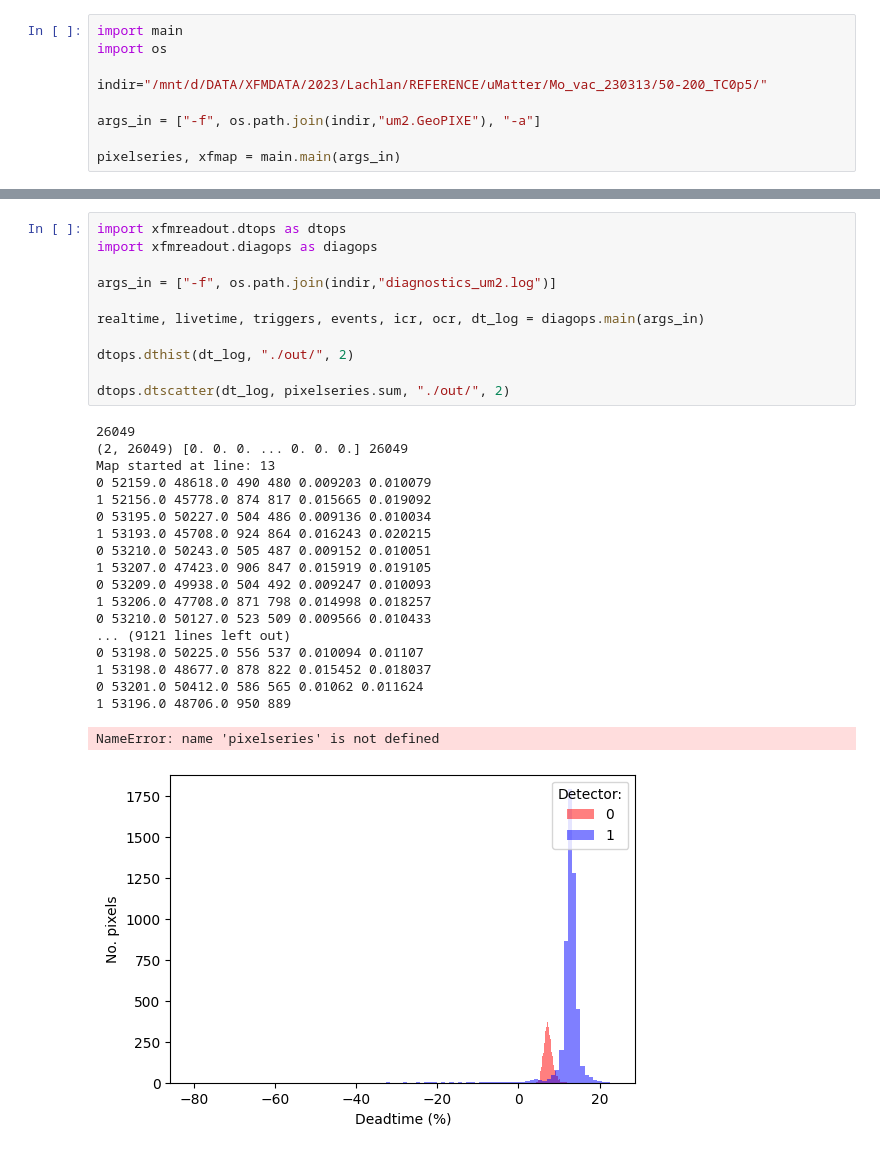
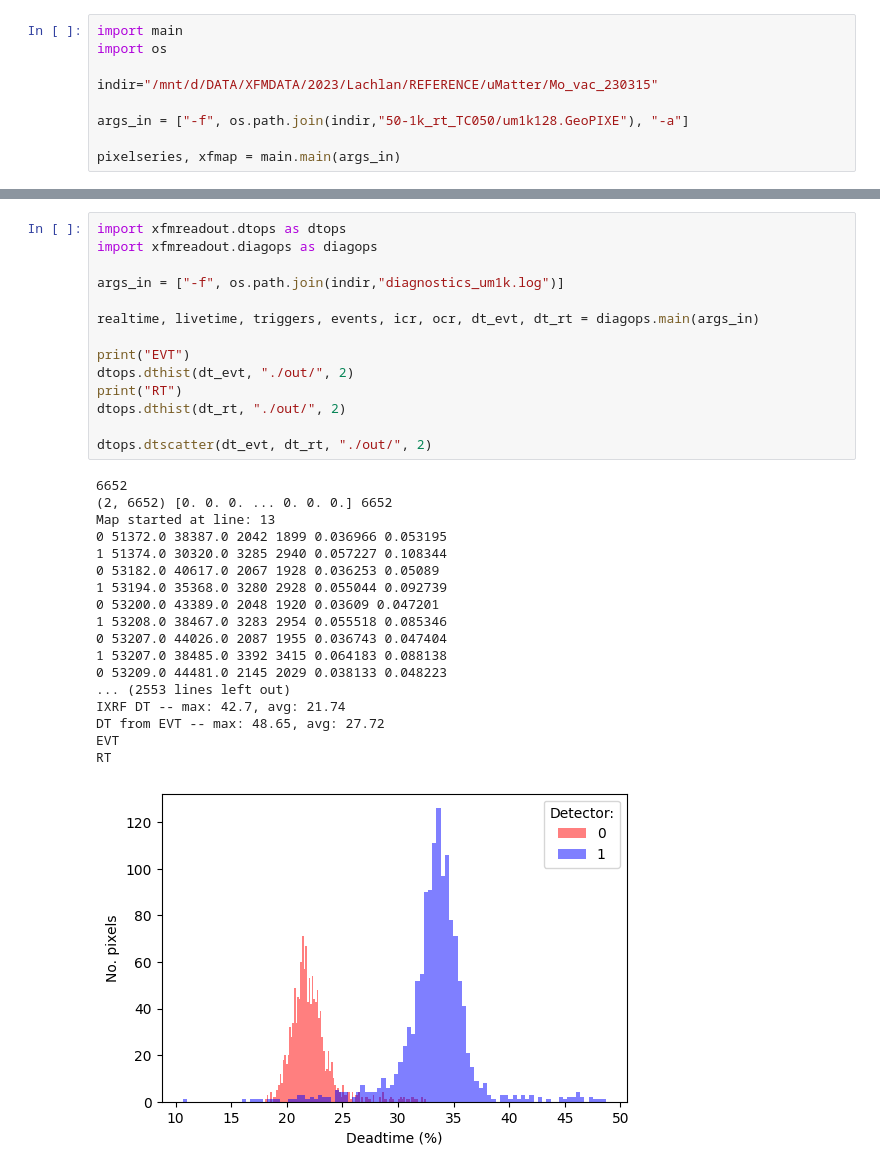
Before and after one commit to lachlanc61/ColourspecXFM, a Jupyter notebook: deadtime.ipynb, the cells around one changed output, grey strips where cells are left out. Drawn from its saved outputs; the diff is of its cells as text.

```diff
--- a/deadtime.ipynb
+++ b/deadtime.ipynb
@@ -2,9 +2,9 @@
 import main
 import os
 
-indir="/mnt/d/DATA/XFMDATA/2023/Lachlan/REFERENCE/uMatter/Mo_vac_230313/50-200_TC0p5/"
+indir="/mnt/d/DATA/XFMDATA/2023/Lachlan/REFERENCE/uMatter/Mo_vac_230315"
 
-args_in = ["-f", os.path.join(indir,"um2.GeoPIXE"), "-a"]
+args_in = ["-f", os.path.join(indir,"50-1k_rt_TC050/um1k128.GeoPIXE"), "-a"]
 
 pixelseries, xfmap = main.main(args_in)
 # %% [output]
@@ -35,31 +61,33 @@ ValueError: not enough values to unpack (expected 3, got 2)
 # %%
 import xfmreadout.dtops as dtops
 import xfmreadout.diagops as diagops
 
-args_in = ["-f", os.path.join(indir,"diagnostics_um2.log")]
+args_in = ["-f", os.path.join(indir,"diagnostics_um1k.log")]
 
-realtime, livetime, triggers, events, icr, ocr, dt_log = diagops.main(args_in)
+realtime, livetime, triggers, events, icr, ocr, dt_evt, dt_rt = diagops.main(args_in)
 
-dtops.dthist(dt_log, "./out/", 2)
+print("EVT")
+dtops.dthist(dt_evt, "./out/", 2)
+print("RT")
+dtops.dthist(dt_rt, "./out/", 2)
 
-dtops.dtscatter(dt_log, pixelseries.sum, "./out/", 2)
+dtops.dtscatter(dt_evt, dt_rt, "./out/", 2)
 # %% [output]
-26049
-(2, 26049) [0. 0. 0. ... 0. 0. 0.] 26049
+6652
+(2, 6652) [0. 0. 0. ... 0. 0. 0.] 6652
 Map started at line: 13
-0 52159.0 48618.0 490 480 0.009203 0.010079
-1 52156.0 45778.0 874 817 0.015665 0.019092
-0 53195.0 50227.0 504 486 0.009136 0.010034
-1 53193.0 45708.0 924 864 0.016243 0.020215
-0 53210.0 50243.0 505 487 0.009152 0.010051
-1 53207.0 47423.0 906 847 0.015919 0.019105
-0 53209.0 49938.0 504 492 0.009247 0.010093
-1 53206.0 47708.0 871 798 0.014998 0.018257
-0 53210.0 50127.0 523 509 0.009566 0.010433
-... (9121 lines left out)
-0 53198.0 50225.0 556 537 0.010094 0.01107
-1 53198.0 48677.0 878 822 0.015452 0.018037
-0 53201.0 50412.0 586 565 0.01062 0.011624
-1 53196.0 48706.0 950 889
+0 51372.0 38387.0 2042 1899 0.036966 0.053195
+1 51374.0 30320.0 3285 2940 0.057227 0.108344
+0 53182.0 40617.0 2067 1928 0.036253 0.05089
+1 53194.0 35368.0 3280 2928 0.055044 0.092739
+0 53200.0 43389.0 2048 1920 0.03609 0.047201
+1 53208.0 38467.0 3283 2954 0.055518 0.085346
+0 53207.0 44026.0 2087 1955 0.036743 0.047404
+1 53207.0 38485.0 3392 3415 0.064183 0.088138
+0 53209.0 44481.0 2145 2029 0.038133 0.048223
+... (2553 lines left out)
+IXRF DT -- max: 42.7, avg: 21.74
+DT from EVT -- max: 48.65, avg: 27.72
+EVT
+RT
-NameError: name 'pixelseries' is not defined
-[figure, old version]
+[figure, new version]
```
Also changed, not shown: parts of 7 cells of this notebook, 4 other files.
